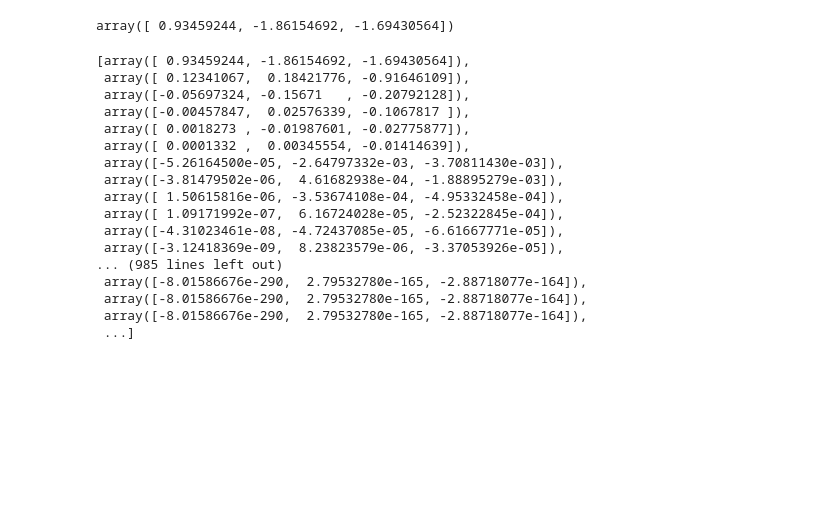
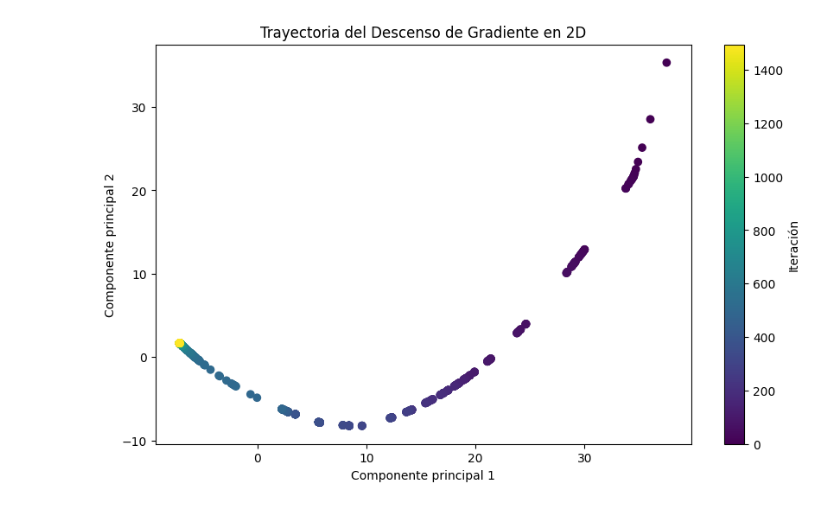
Before and after one commit to freire-guido/invop, a Jupyter notebook: tp1.ipynb, the cells around one changed output. Saved outputs shown, nothing was run; the diff lists cells and outputs as text; code cells hidden in the pictures; blank space fills up the shorter version.

```diff
--- a/tp1.ipynb
+++ b/tp1.ipynb
@@ -4,18 +20,16 @@ import matplotlib.pyplot as plt
 # %%
-def met_gradiente(A, x0, maxiter = 100000):
+def met_gradiente(A, x0, lr, f , gf, maxiter = 100000):
     trayectoria = [x0]
-    f = lambda x: 0.5*x.T@A@x
+    valores = [f(x0,A)]
     x = x0.copy()
     for _ in range(maxiter):
-        gradf = A@x
-        l = gradf.T@gradf/(gradf.T@A@gradf)
-        x -= l*gradf
+        gradf = gf(x,A)
+        paso_optim = gradf.T@gradf/(gradf.T@A@gradf)
+        x -= lr*paso_optim*gradf
         trayectoria += [x.copy()]
+        valores.append(f(x,A))
     return x, trayectoria
 # %%
-x0 = np.random.rand(3)*10 - 5
-x0
+x0 = np.random.rand(300)*10
-# %% [output]
-array([ 0.93459244, -1.86154692, -1.69430564])
 # %%
-A = np.diag(np.random.rand(3))*100
+A = np.load("/content/drive/MyDrive/LCD/IO/matriz.npy")
@@ -24,20 +36,31 @@ xf, trayectoria = met_gradiente(A, x0)
-# %%
-trayectoria
-# %% [output]
-[array([ 0.93459244, -1.86154692, -1.69430564]),
- array([ 0.12341067,  0.18421776, -0.91646109]),
- array([-0.05697324, -0.15671   , -0.20792128]),
- array([-0.00457847,  0.02576339, -0.1067817 ]),
- array([ 0.0018273 , -0.01987601, -0.02775877]),
- array([ 0.0001332 ,  0.00345554, -0.01414639]),
- array([-5.26164500e-05, -2.64797332e-03, -3.70811430e-03]),
- array([-3.81479502e-06,  4.61682938e-04, -1.88895279e-03]),
- array([ 1.50615816e-06, -3.53674108e-04, -4.95332458e-04]),
- array([ 1.09171992e-07,  6.16724028e-05, -2.52322845e-04]),
- array([-4.31023461e-08, -4.72437085e-05, -6.61667771e-05]),
- array([-3.12418369e-09,  8.23823579e-06, -3.37053926e-05]),
-... (985 lines left out)
- array([-8.01586676e-290,  2.79532780e-165, -2.88718077e-164]),
- array([-8.01586676e-290,  2.79532780e-165, -2.88718077e-164]),
- array([-8.01586676e-290,  2.79532780e-165, -2.88718077e-164]),
- ...]
+# %%
+x, trayectoria =met_gradiente(A, x0, lr=0.5 , f=quadratic_function, gf=gradient_of_quadratic)
+# %%
+
+from sklearn.decomposition import PCA
+
+tray = []
+for i in range(500):
+  tray.append(trayectoria[i])
+
+for i in range(500, len(trayectoria)):
+  if(i % 100 == 0):
+    tray.append(trayectoria[i])
+
+
+trayectoria_np = np.array(tray)
+
+# Aplicar PCA para reducir a 2 dimensiones
+pca = PCA(n_components=2)
+trayectoria_2d = pca.fit_transform(trayectoria_np)
+
+# Graficar la trayectoria en 2D
+plt.figure(figsize=(10, 6))
+plt.scatter(trayectoria_2d[:, 0], trayectoria_2d[:, 1], c=np.arange(len(trayectoria_2d)), cmap='viridis')
+plt.title('Trayectoria del Descenso de Gradiente en 2D')
+plt.xlabel('Componente principal 1')
+plt.ylabel('Componente principal 2')
+plt.colorbar(label='Iteración')
+plt.show()
+# %% [output]
+[figure, added]
```
Also changed, not shown: parts of 3 cells of this notebook.
